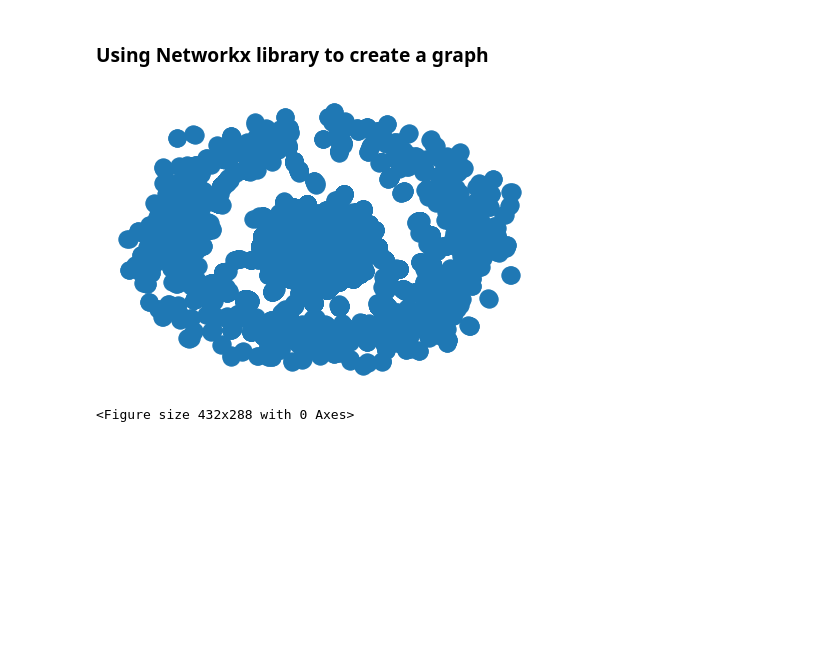
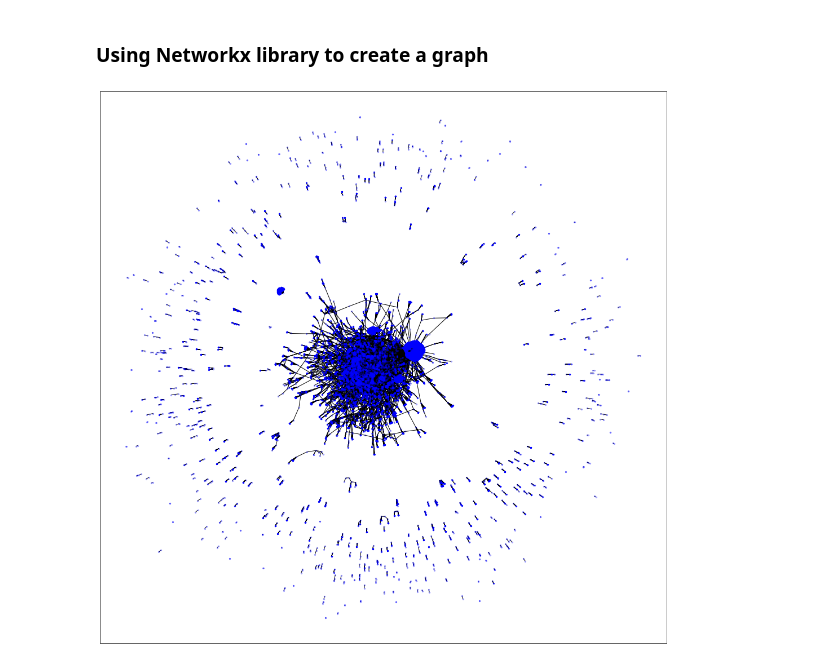
Before and after one commit to karkipra/CS-4440, a Jupyter notebook: Homework 1/Homework1.ipynb, the cells around one changed output. Drawn from its saved outputs; the diff is of its cells as text; code cells hidden in the pictures; blank space fills up the shorter version.

Commit message:
change graph type

```diff
--- a/Homework 1/Homework1.ipynb
+++ b/Homework 1/Homework1.ipynb
@@ -91,11 +91,13 @@ G.add_nodes_from(nodes)
 # Add edges
 for i, row in df1.iterrows():
     G.add_edge(row['source user'], row['linked users'])
-# %%
-# Draw graph
-nx.draw(G)
-plt.show()
-plt.savefig("initial_graph.png")
-# %% [output]
-[figure, removed]
-<Figure size 432x288 with 0 Axes>
+# %%
+plt.figure(figsize=(18,18))
+
+graph_pos = nx.spring_layout(G)
+nx.draw_networkx_nodes(G, graph_pos, node_size=5, node_color='blue', alpha=0.3)
+nx.draw_networkx_edges(G, graph_pos)
+
+plt.show()
+# %% [output]
+[figure, added]
```
Also changed, not shown: parts of 1 cell of this notebook, 2 other files.
